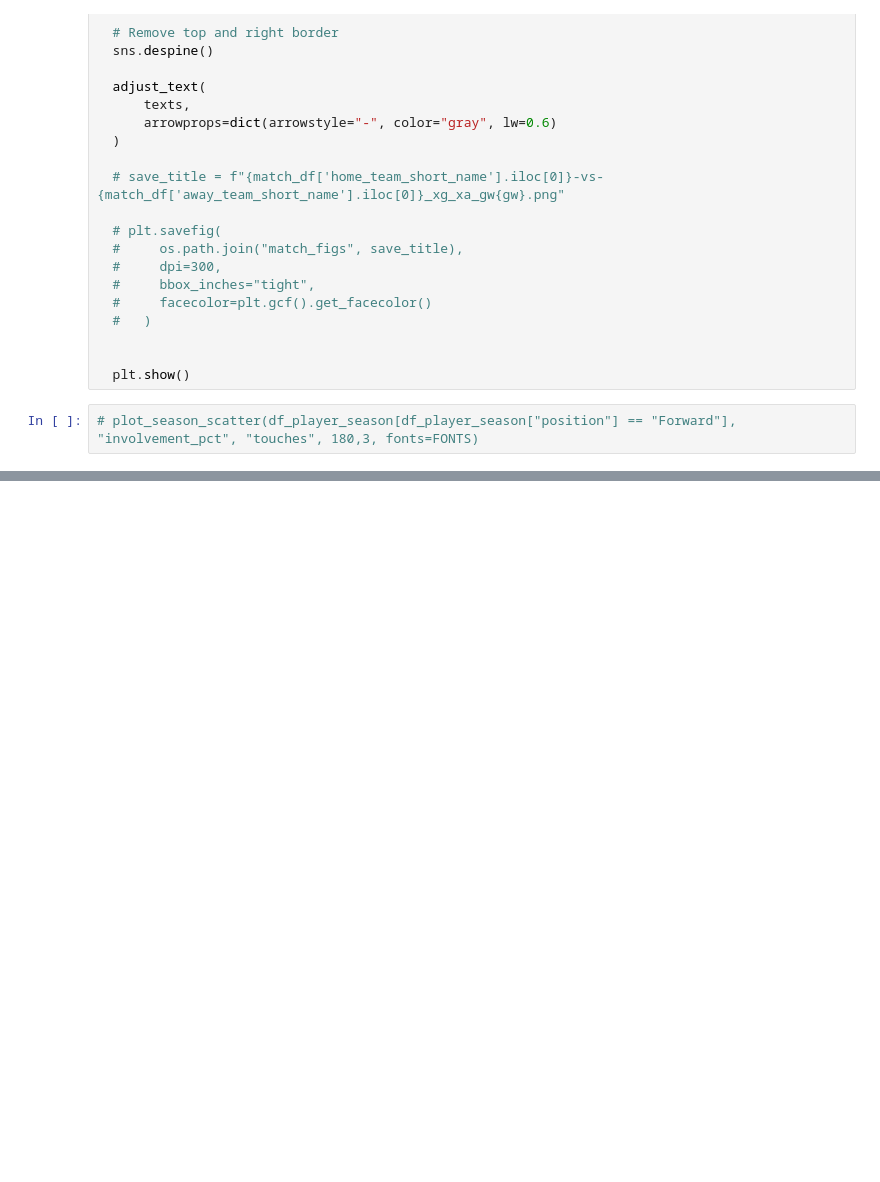
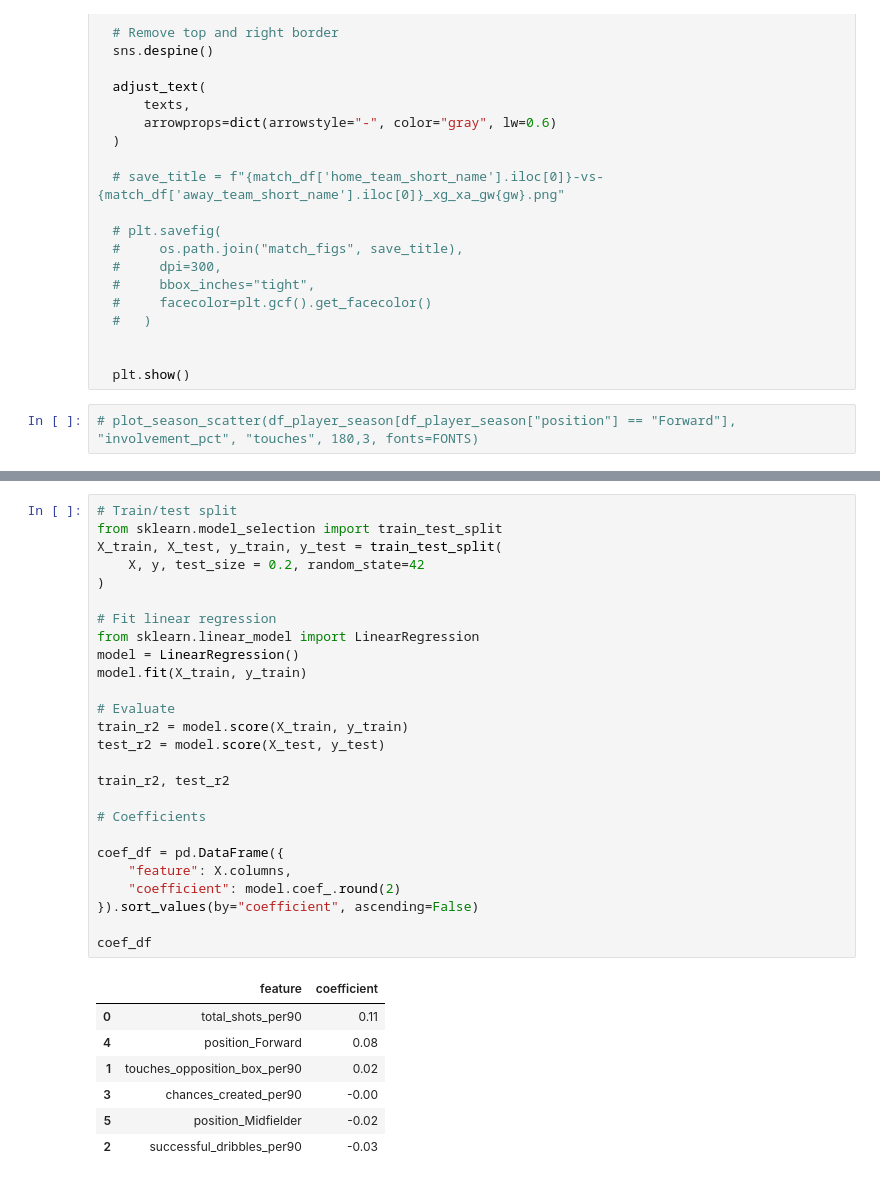
Before and after one commit to dmnarula/football-ds-learning, a Jupyter notebook: week4-modeling/Week4_Modeling.ipynb, the cells around one changed output, grey strips where cells are left out. Cells and saved outputs as stored; diff of their text form; blank space fills up the shorter version.

```diff
--- a/week4-modeling/Week4_Modeling.ipynb
+++ b/week4-modeling/Week4_Modeling.ipynb
@@ -386,0 +401,34 @@ df_season_xg_model.head()
+# %%
+# Train/test split
+from sklearn.model_selection import train_test_split
+X_train, X_test, y_train, y_test = train_test_split(
+    X, y, test_size = 0.2, random_state=42
+)
+
+# Fit linear regression
+from sklearn.linear_model import LinearRegression
+model = LinearRegression()
+model.fit(X_train, y_train)
+
+# Evaluate
+train_r2 = model.score(X_train, y_train)
+test_r2 = model.score(X_test, y_test)
+
+train_r2, test_r2
+
+# Coefficients
+
+coef_df = pd.DataFrame({
+    "feature": X.columns,
+    "coefficient": model.coef_.round(2)
+}).sort_values(by="coefficient", ascending=False)
+
+coef_df
+# %% [output]
+|  | feature | coefficient |
+| 0 | total_shots_per90 | 0.11 |
+| 4 | position_Forward | 0.08 |
+| 1 | touches_opposition_box_per90 | 0.02 |
+| 3 | chances_created_per90 | -0.00 |
+| 5 | position_Midfielder | -0.02 |
+| 2 | successful_dribbles_per90 | -0.03 |
```
Also changed, not shown: parts of 5 cells of this notebook.
